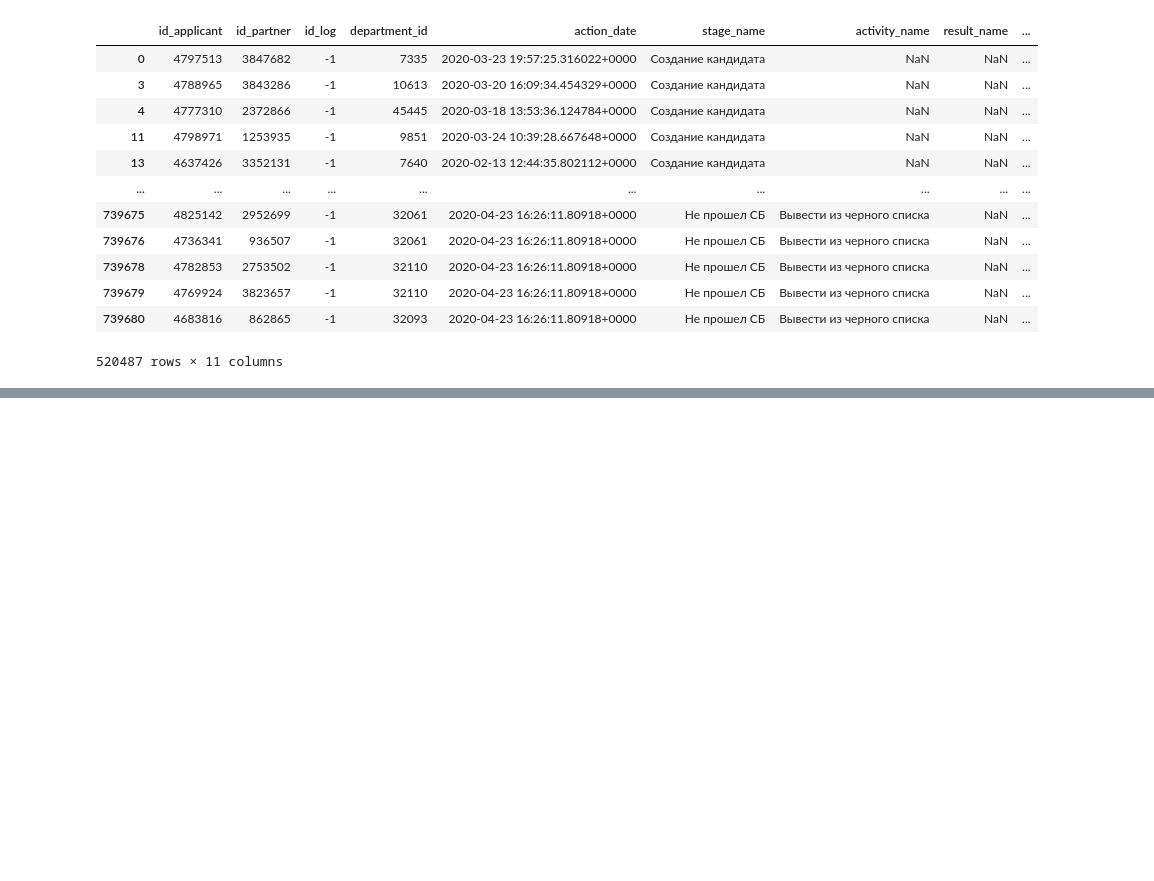
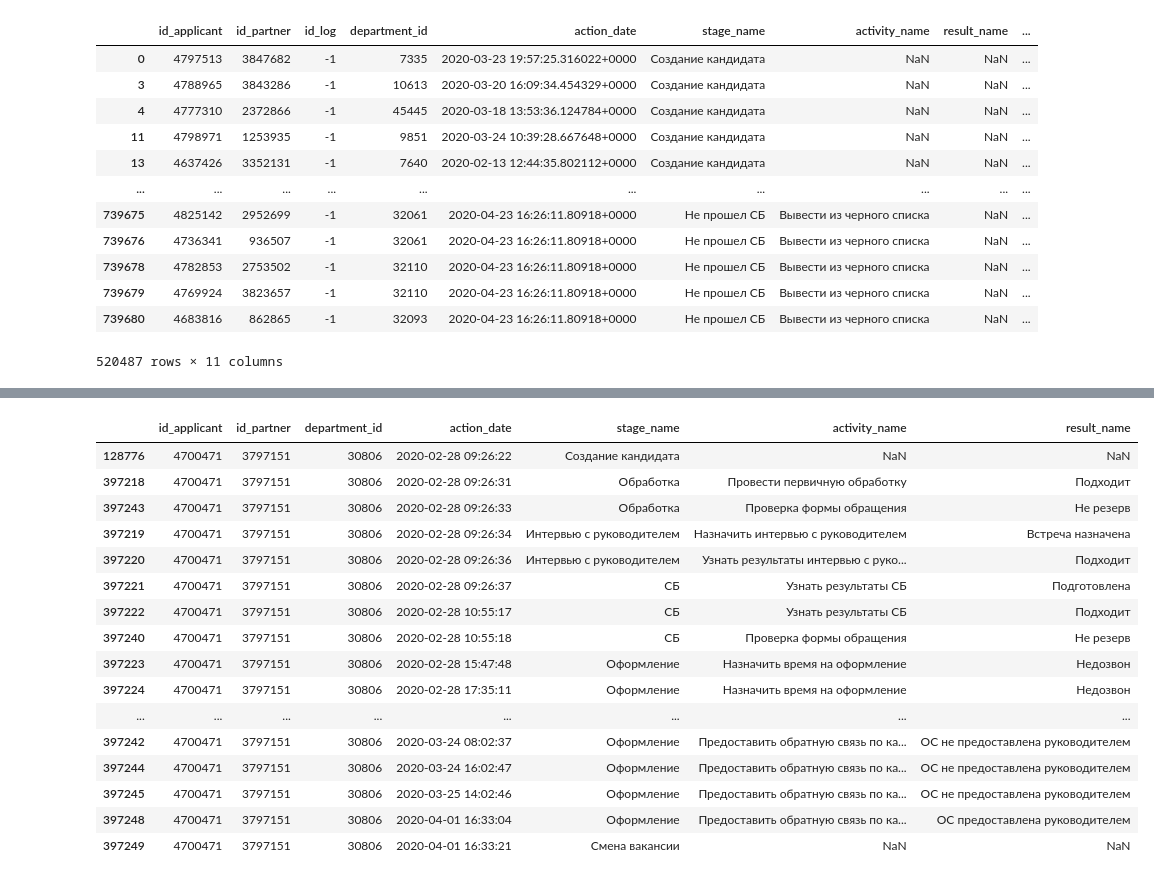
Before and after one commit to Timkasyan/NIR_group_1, a Jupyter notebook: nir_project.ipynb, the cells around one changed output, grey strips where cells are left out. Drawn from its saved outputs; the diff is of its cells as text; code cells hidden in the pictures; blank space fills up the shorter version.

```diff
--- a/nir_project.ipynb
+++ b/nir_project.ipynb
@@ -240,0 +327,20 @@ TypeError: Parser must be a string or character stream, not datetime
+# %%
+df[df['id_applicant'] == 4700471].drop(['id_log', 'is_active_action', 'is_open_action', 'position_name'], axis=1).sort_values('action_date')
+# %% [output]
+|  | id_applicant | id_partner | department_id | action_date | stage_name | activity_name | result_name |
+| 128776 | 4700471 | 3797151 | 30806 | 2020-02-28 09:26:22 | Создание кандидата | NaN | NaN |
+| 397218 | 4700471 | 3797151 | 30806 | 2020-02-28 09:26:31 | Обработка | Провести первичную обработку | Подходит |
+| 397243 | 4700471 | 3797151 | 30806 | 2020-02-28 09:26:33 | Обработка | Проверка формы обращения | Не резерв |
+| 397219 | 4700471 | 3797151 | 30806 | 2020-02-28 09:26:34 | Интервью с руководителем | Назначить интервью с руководителем | Встреча назначена |
+| 397220 | 4700471 | 3797151 | 30806 | 2020-02-28 09:26:36 | Интервью с руководителем | Узнать результаты интервью с руко... | Подходит |
+| 397221 | 4700471 | 3797151 | 30806 | 2020-02-28 09:26:37 | СБ | Узнать результаты СБ | Подготовлена |
+| 397222 | 4700471 | 3797151 | 30806 | 2020-02-28 10:55:17 | СБ | Узнать результаты СБ | Подходит |
+| 397240 | 4700471 | 3797151 | 30806 | 2020-02-28 10:55:18 | СБ | Проверка формы обращения | Не резерв |
+| 397223 | 4700471 | 3797151 | 30806 | 2020-02-28 15:47:48 | Оформление | Назначить время на оформление | Недозвон |
+| 397224 | 4700471 | 3797151 | 30806 | 2020-02-28 17:35:11 | Оформление | Назначить время на оформление | Недозвон |
+| ... | ... | ... | ... | ... | ... | ... | ... |
+| 397242 | 4700471 | 3797151 | 30806 | 2020-03-24 08:02:37 | Оформление | Предоставить обратную связь по ка... | ОС не предоставлена руководителем |
+| 397244 | 4700471 | 3797151 | 30806 | 2020-03-24 16:02:47 | Оформление | Предоставить обратную связь по ка... | ОС не предоставлена руководителем |
+| 397245 | 4700471 | 3797151 | 30806 | 2020-03-25 14:02:46 | Оформление | Предоставить обратную связь по ка... | ОС не предоставлена руководителем |
+| 397248 | 4700471 | 3797151 | 30806 | 2020-04-01 16:33:04 | Оформление | Предоставить обратную связь по ка... | ОС предоставлена руководителем |
+| 397249 | 4700471 | 3797151 | 30806 | 2020-04-01 16:33:21 | Смена вакансии | NaN | NaN |
```
Also changed, not shown: parts of 19 cells of this notebook, 1 other file.
